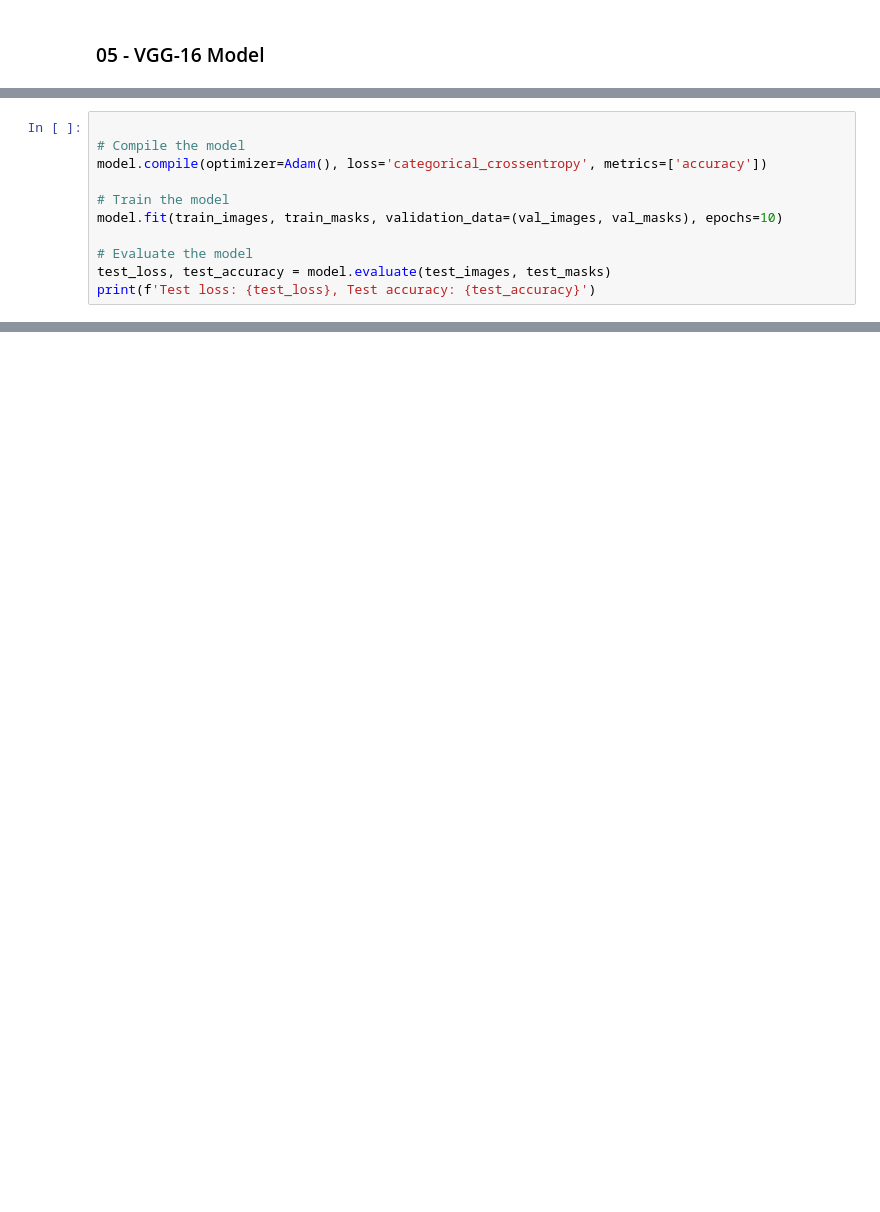
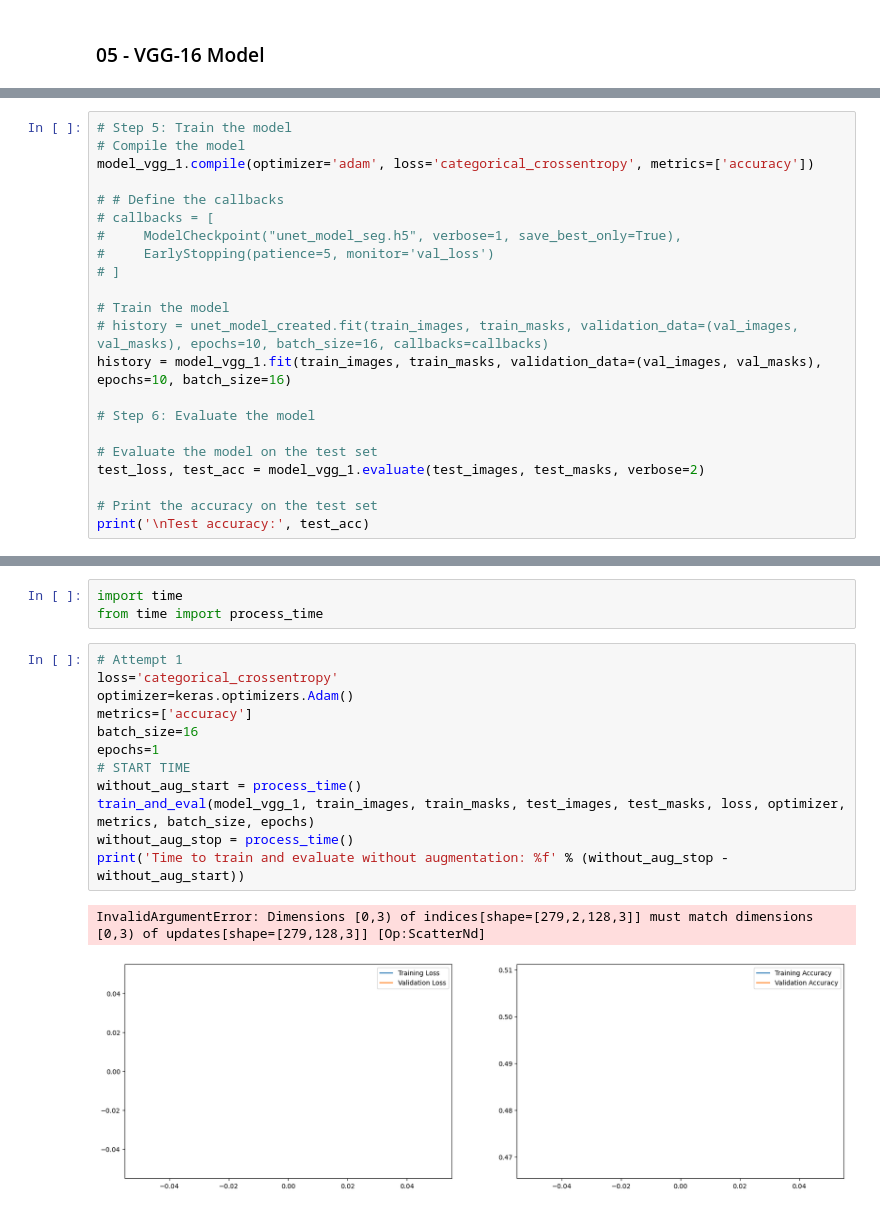
Before and after one commit to DonMMK/aerial-semantic-segmentation, a Jupyter notebook: DCNN.ipynb, the cells around one changed output, grey strips where cells are left out. Saved outputs shown, nothing was run; the diff lists cells and outputs as text; blank space fills up the shorter version.

```diff
--- a/DCNN.ipynb
+++ b/DCNN.ipynb
@@ -497,13 +621,2 @@ Trainable params: 144,840,535
 Non-trainable params: 0
 _________________________________________________________________
-# %%
-
-# Compile the model
-model.compile(optimizer=Adam(), loss='categorical_crossentropy', metrics=['accuracy'])
-
-# Train the model
-model.fit(train_images, train_masks, validation_data=(val_images, val_masks), epochs=10)
-
-# Evaluate the model
-test_loss, test_accuracy = model.evaluate(test_images, test_masks)
-print(f'Test loss: {test_loss}, Test accuracy: {test_accuracy}')
@@ -509,0 +625,22 @@ print(f'Test loss: {test_loss}, Test accuracy: {test_accuracy}')
+# %%
+# Step 5: Train the model
+# Compile the model
+model_vgg_1.compile(optimizer='adam', loss='categorical_crossentropy', metrics=['accuracy'])
+
+# # Define the callbacks
+# callbacks = [
+#     ModelCheckpoint("unet_model_seg.h5", verbose=1, save_best_only=True),
+#     EarlyStopping(patience=5, monitor='val_loss')
+# ]
+
+# Train the model
+# history = unet_model_created.fit(train_images, train_masks, validation_data=(val_images, val_masks), epochs=10, batch_size=16, callbacks=callbacks)
+history = model_vgg_1.fit(train_images, train_masks, validation_data=(val_images, val_masks), epochs=10, batch_size=16)
+
+# Step 6: Evaluate the model
+
+# Evaluate the model on the test set
+test_loss, test_acc = model_vgg_1.evaluate(test_images, test_masks, verbose=2)
+
+# Print the accuracy on the test set
+print('\nTest accuracy:', test_acc)
@@ -509,0 +879,18 @@ print(f'Test loss: {test_loss}, Test accuracy: {test_accuracy}')
+# %%
+import time
+from time import process_time
+# %%
+# Attempt 1
+loss='categorical_crossentropy'
+optimizer=keras.optimizers.Adam()
+metrics=['accuracy']
+batch_size=16
+epochs=1
+# START TIME
+without_aug_start = process_time()
+train_and_eval(model_vgg_1, train_images, train_masks, test_images, test_masks, loss, optimizer, metrics, batch_size, epochs)
+without_aug_stop = process_time()
+print('Time to train and evaluate without augmentation: %f' % (without_aug_stop - without_aug_start))
+# %% [output]
+InvalidArgumentError: Dimensions [0,3) of indices[shape=[279,2,128,3]] must match dimensions [0,3) of updates[shape=[279,128,3]] [Op:ScatterNd]
+[figure, added]
```
Also changed, not shown: parts of 18 cells of this notebook, 1 other file.
